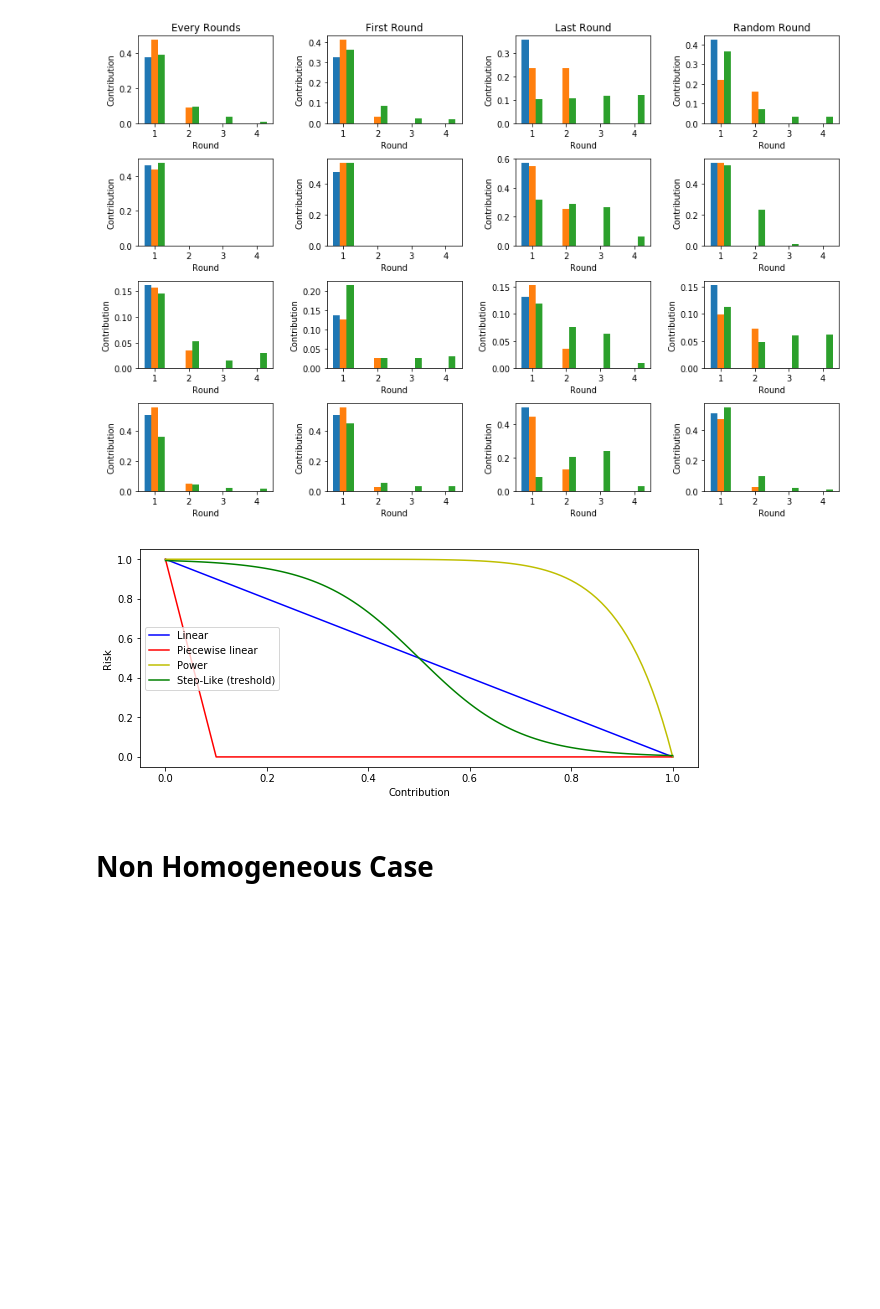
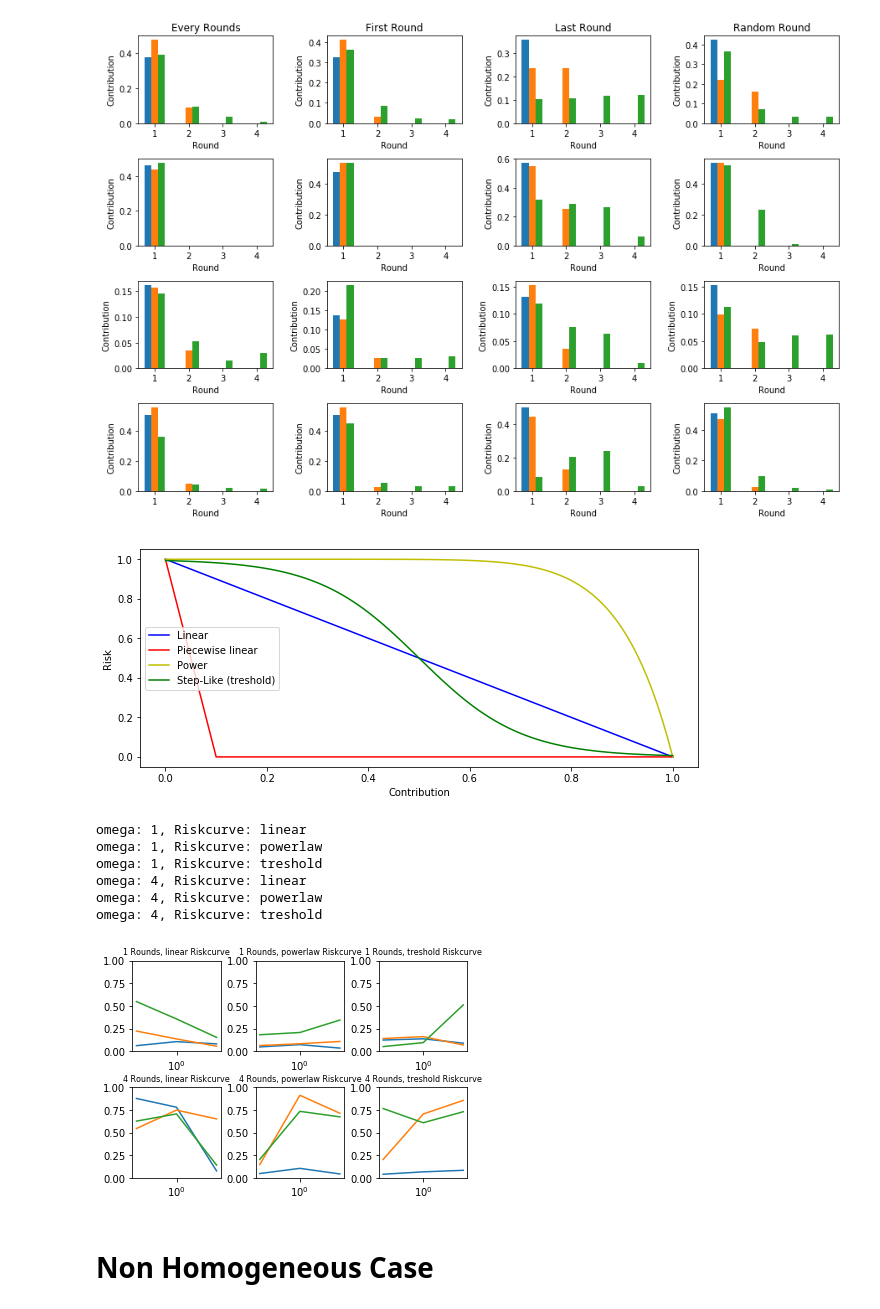
Before and after one commit to mrcyme/Learning-Dynamics-Exam, a Jupyter notebook: ProjectSimeonVersion.ipynb, the cells around one changed output. Drawn from its saved outputs; the diff is of its cells as text; code cells hidden in the pictures; blank space fills up the shorter version.

Commit message:
Added plot 5 in main notebook

```diff
--- a/ProjectSimeonVersion.ipynb
+++ b/ProjectSimeonVersion.ipynb
@@ -214,6 +214,11 @@ class Simulation:
         #print('2---------',self.population)
 
 
+    def setLamda(self, lmbda):
+        self.lambda1 = lmbda
+        self.lambda2 = lmbda
+        self.lambda3 = lmbda
+
     def runSim(self):
         #lauch a simulation
         averageResults = []
@@ -331,6 +336,38 @@ plt.legend()
 plt.show()
 # %% [output]
 [figure]
+# %%
+#plot 5:Exploring the shape of risk curves
+fig = plt.figure()
+fig.subplots_adjust(hspace=0.4, wspace=0.4)
+i = 1
+alpha = [0.1,0.5,0.9]
+lmbda = [0.01,1,100]
+riskCurve = ['linear','powerlaw','treshold']
+omega = [1,4]
+for o in omega:
+    for r in riskCurve:
+        print("omega: "+ str(o)+", Riskcurve: "+r)
+        ax = fig.add_subplot(2, 3, i)
+        ax.set_xscale('log')
+        i+=1
+        for a in alpha:
+            res = []
+            for l in lmbda:
+                sim = Simulation(o,a,r,populationSize=20,numberOfGenerations = 100);
+                sim.setLamda(l)
+                res.append(np.sum(sim.runSim()))
+            ax.plot(lmbda,res)
+            ax.set_title(str(o)+" Rounds, "+str(r) +" Riskcurve", fontsize=8)
+            ax.set_ylim([0,1])
+# %% [output]
+omega: 1, Riskcurve: linear
+omega: 1, Riskcurve: powerlaw
+omega: 1, Riskcurve: treshold
+omega: 4, Riskcurve: linear
+omega: 4, Riskcurve: powerlaw
+omega: 4, Riskcurve: treshold
+[figure, added]
 # %% [markdown]
 # Non Homogeneous Case
 # %%
```
